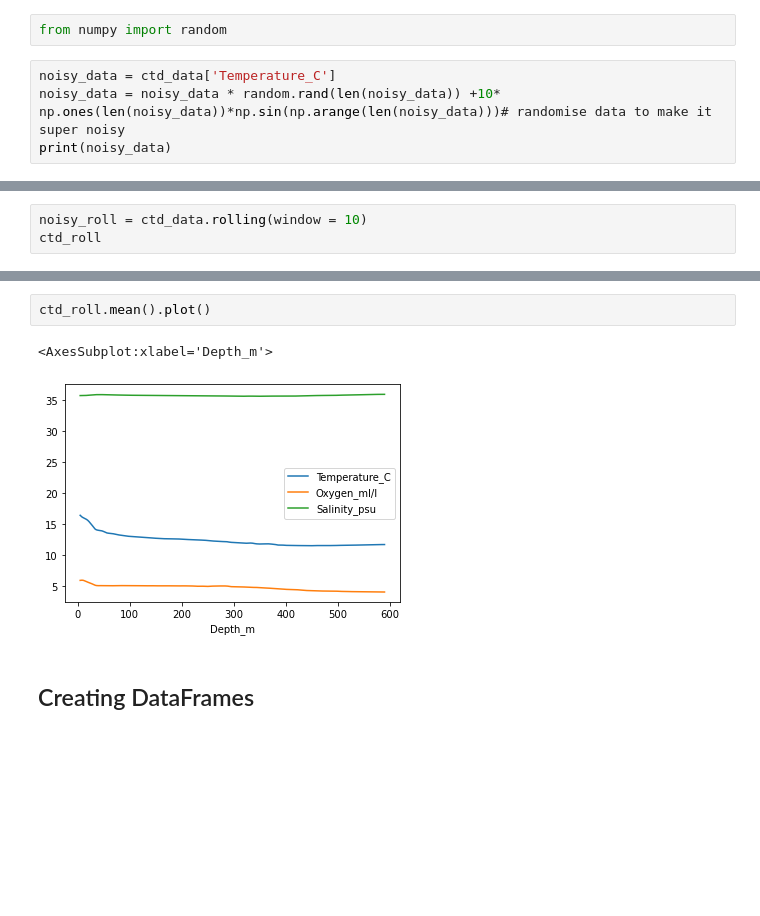
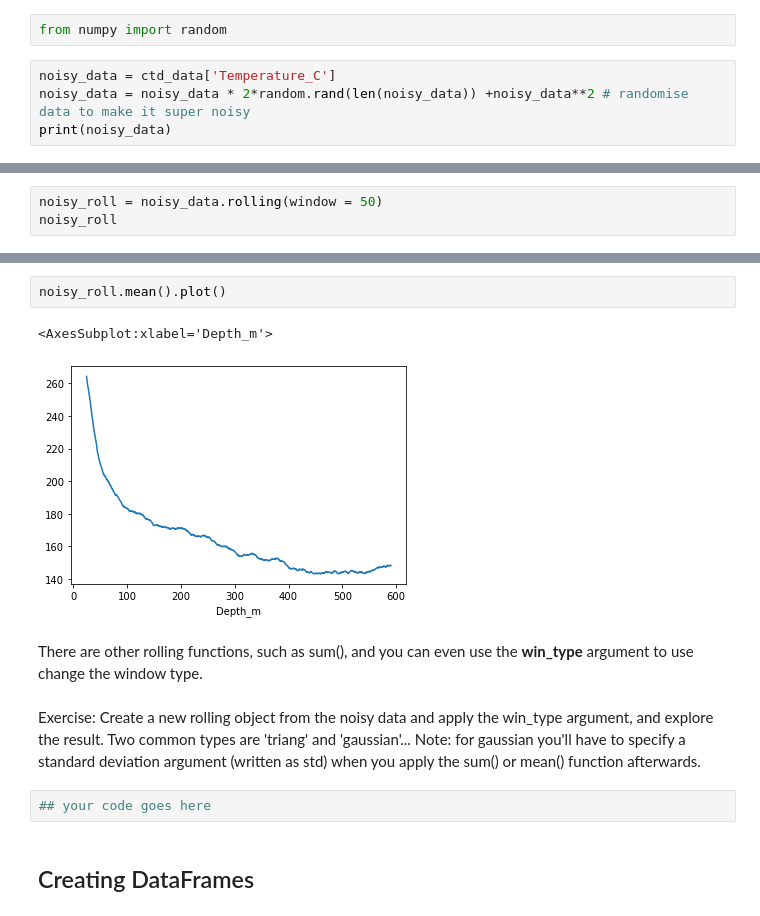
Before and after one commit to ueapy/ppd_python, a Jupyter notebook: notebooks/09-Pandas-Intro.ipynb, the cells around one changed output, grey strips where cells are left out. Cells and saved outputs as stored; diff of their text form; blank space fills up the shorter version.

Commit message:
added exercise under rolling section

```diff
--- a/notebooks/09-Pandas-Intro.ipynb
+++ b/notebooks/09-Pandas-Intro.ipynb
@@ -311,7 +311,7 @@ First we'll want to make some noisy data:
 from numpy import random
 # %%
 noisy_data = ctd_data['Temperature_C']
-noisy_data = noisy_data * random.rand(len(noisy_data)) +10* np.ones(len(noisy_data))*np.sin(np.arange(len(noisy_data)))# randomise data to make it super noisy
+noisy_data = noisy_data * 2*random.rand(len(noisy_data)) +noisy_data**2 # randomise data to make it super noisy
 print(noisy_data)
 # %% [output]
 Depth_m
@@ -335,4 +335,4 @@ noisy_data.plot()
 # %%
-noisy_roll = ctd_data.rolling(window = 10)
-ctd_roll
+noisy_roll = noisy_data.rolling(window = 50)
+noisy_roll
 # %% [output]
@@ -357,8 +356,17 @@ ctd_roll.mean()
 # %%
-ctd_roll.mean().plot()
+noisy_roll.mean().plot()
 # %% [output]
 <AxesSubplot:xlabel='Depth_m'>
-[figure, old version]
+[figure, new version]
+# %% [markdown]
+There are other rolling functions, such as sum(), and you can even use the **win_type** argument to use change the window type.
+# %% [markdown]
+Exercise: Create a new rolling object from the noisy data and apply the win_type argument, and explore the result.
+Two common types are 'triang' and 'gaussian'...
+Note: for gaussian you'll have to specify a standard deviation argument (written as std)
+when you apply the sum() or mean() function afterwards.
+# %%
+## your code goes here
 # %% [markdown]
 ## Creating DataFrames
 # %% [markdown]
```
Also changed, not shown: parts of 4 cells of this notebook.
